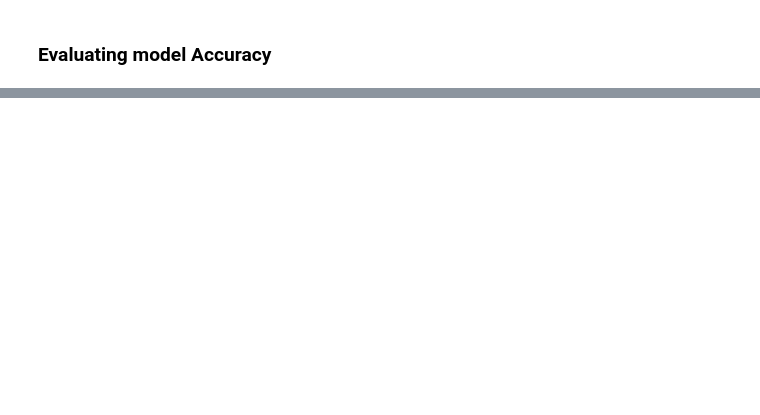
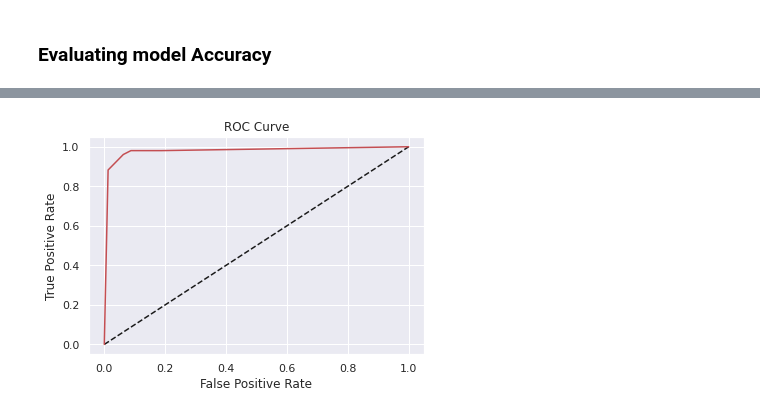
Before and after one commit to jafar-albadarneh/data-science-pot, a Jupyter notebook: KNN_Classifier_using_sklearn.ipynb, the cells around one changed output, grey strips where cells are left out. Cells and saved outputs as stored; diff of their text form; code cells hidden in the pictures; blank space fills up the shorter version.

```diff
--- a/KNN_Classifier_using_sklearn.ipynb
+++ b/KNN_Classifier_using_sklearn.ipynb
@@ -159,0 +162,13 @@ Model accuracy is : 0.9465648854961832
+# %%
+#ROC Curve
+y_pred_prob = knn.predict_proba(X_test)[:,1]
+fpr, tpr, threshold = roc_curve(y_test, y_pred_prob)
+# Plot ROC curve
+plt.plot([0, 1], [0, 1], 'k--')
+plt.plot(fpr,tpr, 'r')
+plt.xlabel('False Positive Rate')
+plt.ylabel('True Positive Rate')
+plt.title('ROC Curve')
+plt.show()
+# %% [output]
+[figure, added]
```
Also changed, not shown: parts of 6 cells of this notebook.
